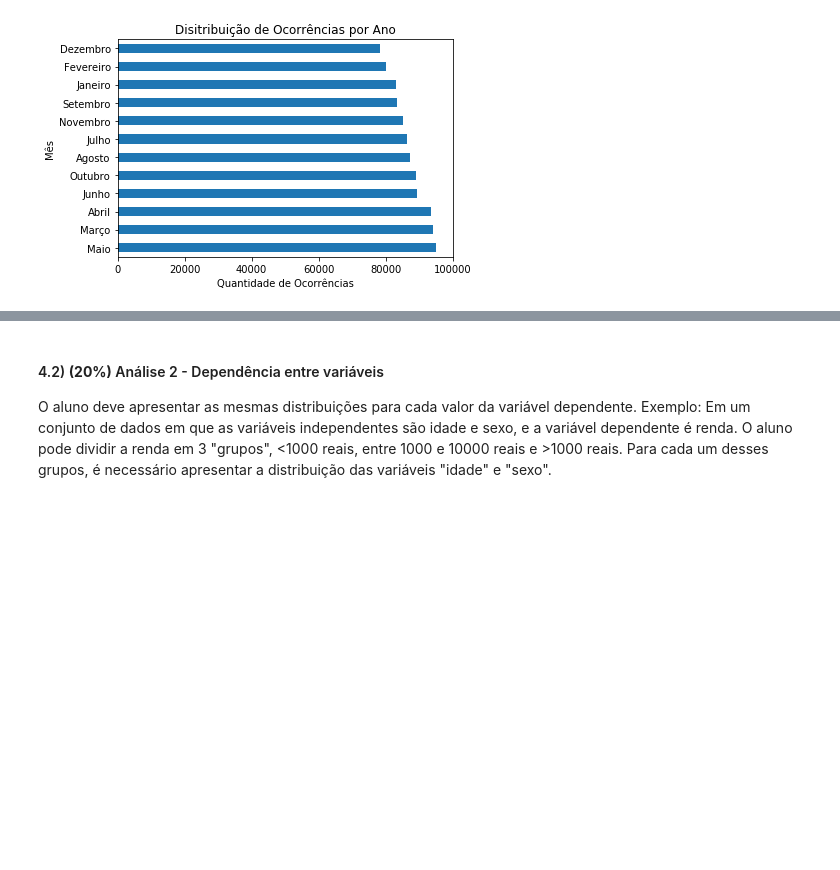
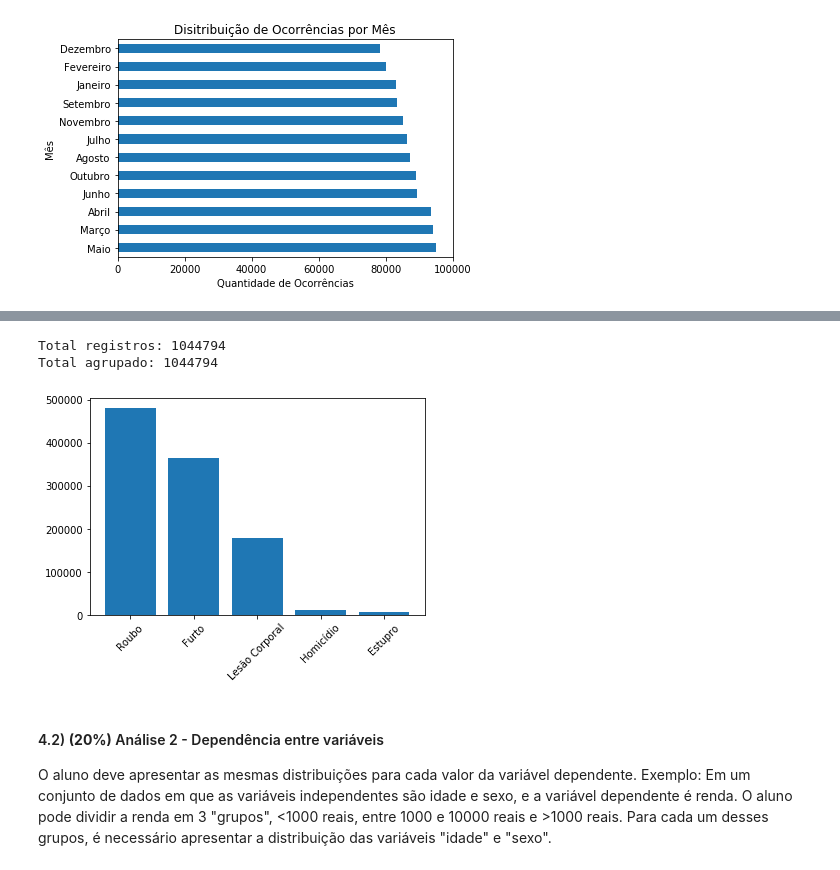
Before and after one commit to PedroHJSantos/aed_projeto_1, a Jupyter notebook: template.ipynb, the cells around one changed output, grey strips where cells are left out. Saved outputs shown, nothing was run; the diff lists cells and outputs as text; code cells hidden in the pictures; blank space fills up the shorter version.

```diff
--- a/template.ipynb
+++ b/template.ipynb
@@ -515,3 +551,24 @@ plt.show()
+# %%
+# AGRUPAMENTO DE ATOS
+qtd_roubo = len(df[df['RUBRICA'].str.contains("Roubo")])
+qtd_furto = len(df[df['RUBRICA'].str.contains("Furto")])
+qtd_lesao_corp = len(df[df['RUBRICA'].str.contains("Lesão corporal")])
+qtd_homicidio = len(df[df['RUBRICA'].str.contains("Homicídio")])
+qtd_estupro = len(df[df['RUBRICA'].str.contains("Estupro")])
+# %%
+# CHECAGEM DE QUANTIDADE DE REGISTROS
+print("Total registros: {}\nTotal agrupado: {}".format(len(df), (qtd_roubo + qtd_furto + qtd_lesao_corp + qtd_homicidio + qtd_estupro)))
+# %% [output]
+Total registros: 1044794
+Total agrupado: 1044794
+# %%
+names = ["Roubo", "Furto", "Lesão Corporal", "Homicídio", "Estupro"]
+values = [qtd_roubo, qtd_furto, qtd_lesao_corp, qtd_homicidio, qtd_estupro]
+plt.bar(names, values)
+plt.xticks(rotation=45)
+plt.show()
+# %% [output]
+[figure, added]
 # %% [markdown]
 #### 4.2) **(20%)** Análise 2 - Dependência entre variáveis
 O aluno deve apresentar as mesmas distribuições para cada valor da variável dependente. Exemplo: Em um conjunto de dados em que as variáveis independentes são idade e sexo, e a variável dependente é renda. O aluno pode dividir a renda em 3 "grupos", <1000 reais, entre 1000 e 10000 reais e >1000 reais. Para cada um desses grupos, é necessário apresentar a distribuição das variáveis "idade" e "sexo".
```
Also changed, not shown: parts of 5 cells of this notebook.
